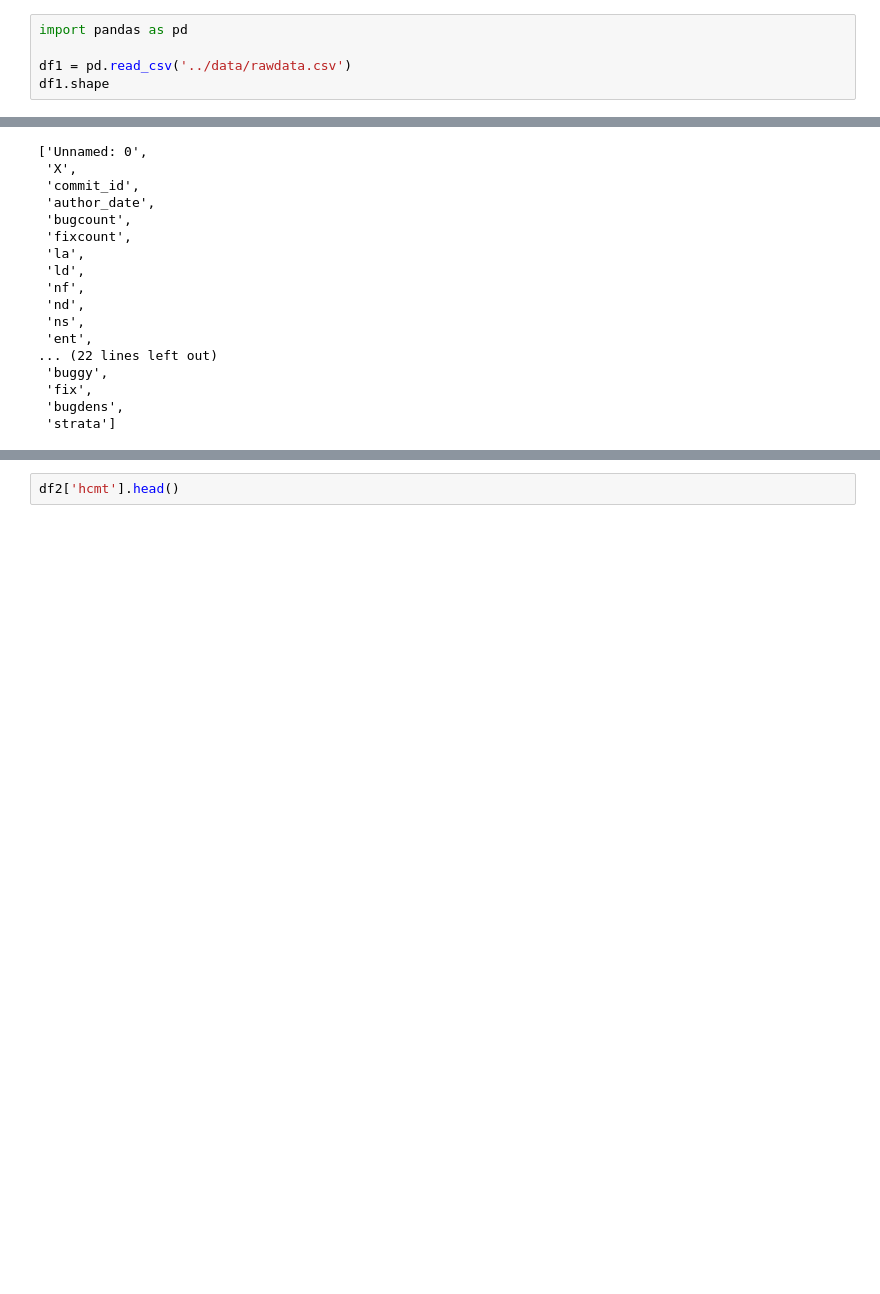
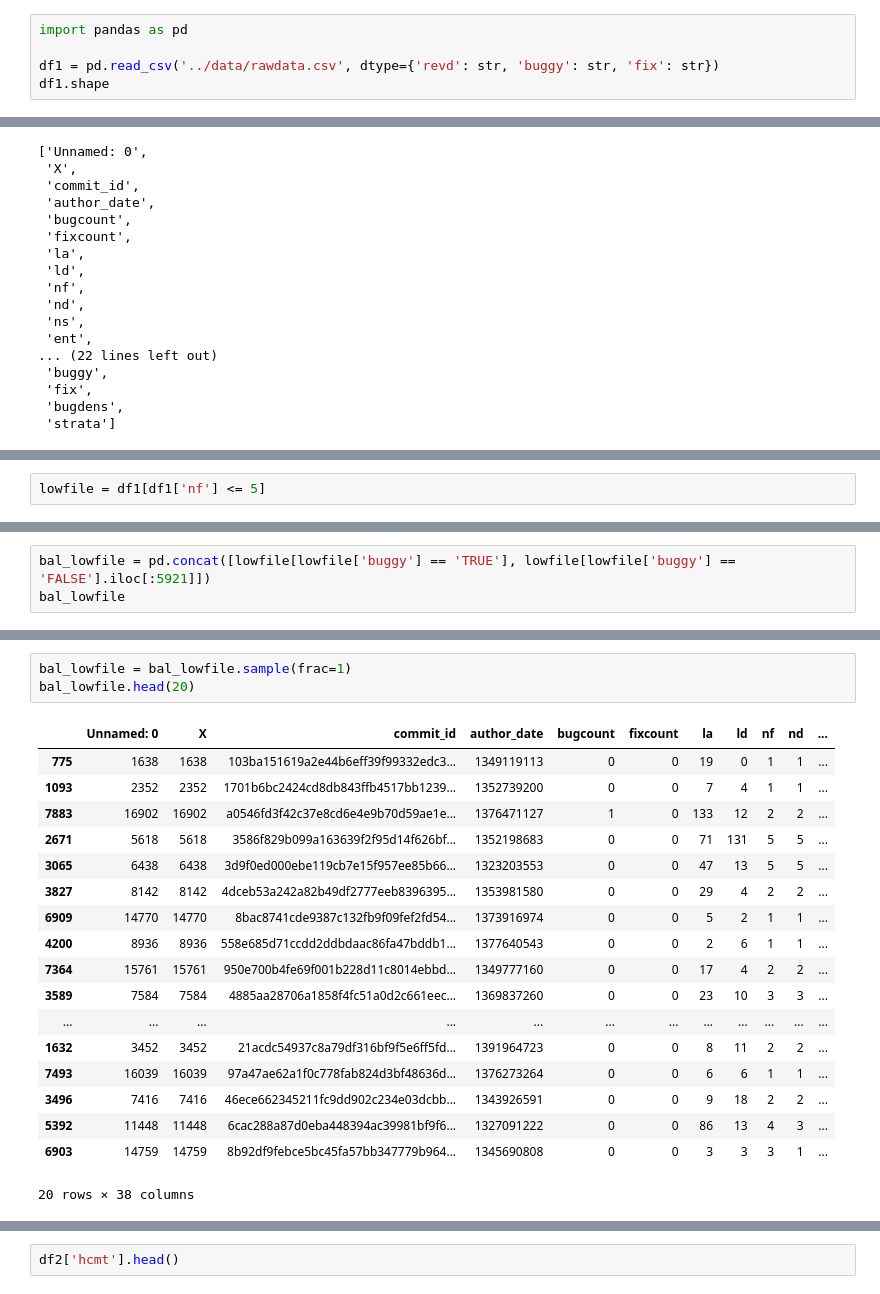
Before and after one commit to uw-swag/jit-bugpred, a Jupyter notebook: notebooks/moving_target.ipynb, the cells around one changed output, grey strips where cells are left out. Drawn from its saved outputs; the diff is of its cells as text; blank space fills up the shorter version.

```diff
--- a/notebooks/moving_target.ipynb
+++ b/notebooks/moving_target.ipynb
@@ -6,7 +6,7 @@ Mounted at /content/drive
 # %%
 import pandas as pd
 
-df1 = pd.read_csv('../data/rawdata.csv')
+df1 = pd.read_csv('../data/rawdata.csv', dtype={'revd': str, 'buggy': str, 'fix': str})
 df1.shape
 # %% [output]
 (12374, 38)
@@ -74,0 +147,2 @@ df2.shape
+# %%
+lowfile = df1[df1['nf'] <= 5]
@@ -74,0 +181,3 @@ df2.shape
+# %%
+bal_lowfile = pd.concat([lowfile[lowfile['buggy'] == 'TRUE'], lowfile[lowfile['buggy'] == 'FALSE'].iloc[:5921]])
+bal_lowfile
@@ -74,0 +198,22 @@ df2.shape
+# %%
+bal_lowfile = bal_lowfile.sample(frac=1)
+bal_lowfile.head(20)
+# %% [output]
+|  | Unnamed: 0 | X | commit_id | author_date | bugcount | fixcount | la | ld | nf | nd | ... |
+| 775 | 1638 | 1638 | 103ba151619a2e44b6eff39f99332edc3... | 1349119113 | 0 | 0 | 19 | 0 | 1 | 1 | ... |
+| 1093 | 2352 | 2352 | 1701b6bc2424cd8db843ffb4517bb1239... | 1352739200 | 0 | 0 | 7 | 4 | 1 | 1 | ... |
+| 7883 | 16902 | 16902 | a0546fd3f42c37e8cd6e4e9b70d59ae1e... | 1376471127 | 1 | 0 | 133 | 12 | 2 | 2 | ... |
+| 2671 | 5618 | 5618 | 3586f829b099a163639f2f95d14f626bf... | 1352198683 | 0 | 0 | 71 | 131 | 5 | 5 | ... |
+| 3065 | 6438 | 6438 | 3d9f0ed000ebe119cb7e15f957ee85b66... | 1323203553 | 0 | 0 | 47 | 13 | 5 | 5 | ... |
+| 3827 | 8142 | 8142 | 4dceb53a242a82b49df2777eeb8396395... | 1353981580 | 0 | 0 | 29 | 4 | 2 | 2 | ... |
+| 6909 | 14770 | 14770 | 8bac8741cde9387c132fb9f09fef2fd54... | 1373916974 | 0 | 0 | 5 | 2 | 1 | 1 | ... |
+| 4200 | 8936 | 8936 | 558e685d71ccdd2ddbdaac86fa47bddb1... | 1377640543 | 0 | 0 | 2 | 6 | 1 | 1 | ... |
+| 7364 | 15761 | 15761 | 950e700b4fe69f001b228d11c8014ebbd... | 1349777160 | 0 | 0 | 17 | 4 | 2 | 2 | ... |
+| 3589 | 7584 | 7584 | 4885aa28706a1858f4fc51a0d2c661eec... | 1369837260 | 0 | 0 | 23 | 10 | 3 | 3 | ... |
+| ... | ... | ... | ... | ... | ... | ... | ... | ... | ... | ... | ... |
+| 1632 | 3452 | 3452 | 21acdc54937c8a79df316bf9f5e6ff5fd... | 1391964723 | 0 | 0 | 8 | 11 | 2 | 2 | ... |
+| 7493 | 16039 | 16039 | 97a47ae62a1f0c778fab824d3bf48636d... | 1376273264 | 0 | 0 | 6 | 6 | 1 | 1 | ... |
+| 3496 | 7416 | 7416 | 46ece662345211fc9dd902c234e03dcbb... | 1343926591 | 0 | 0 | 9 | 18 | 2 | 2 | ... |
+| 5392 | 11448 | 11448 | 6cac288a87d0eba448394ac39981bf9f6... | 1327091222 | 0 | 0 | 86 | 13 | 4 | 3 | ... |
+| 6903 | 14759 | 14759 | 8b92df9febce5bc45fa57bb347779b964... | 1345690808 | 0 | 0 | 3 | 3 | 3 | 1 | ... |
+20 rows × 38 columns
```
Also changed, not shown: parts of 23 cells of this notebook, 7 other files.
